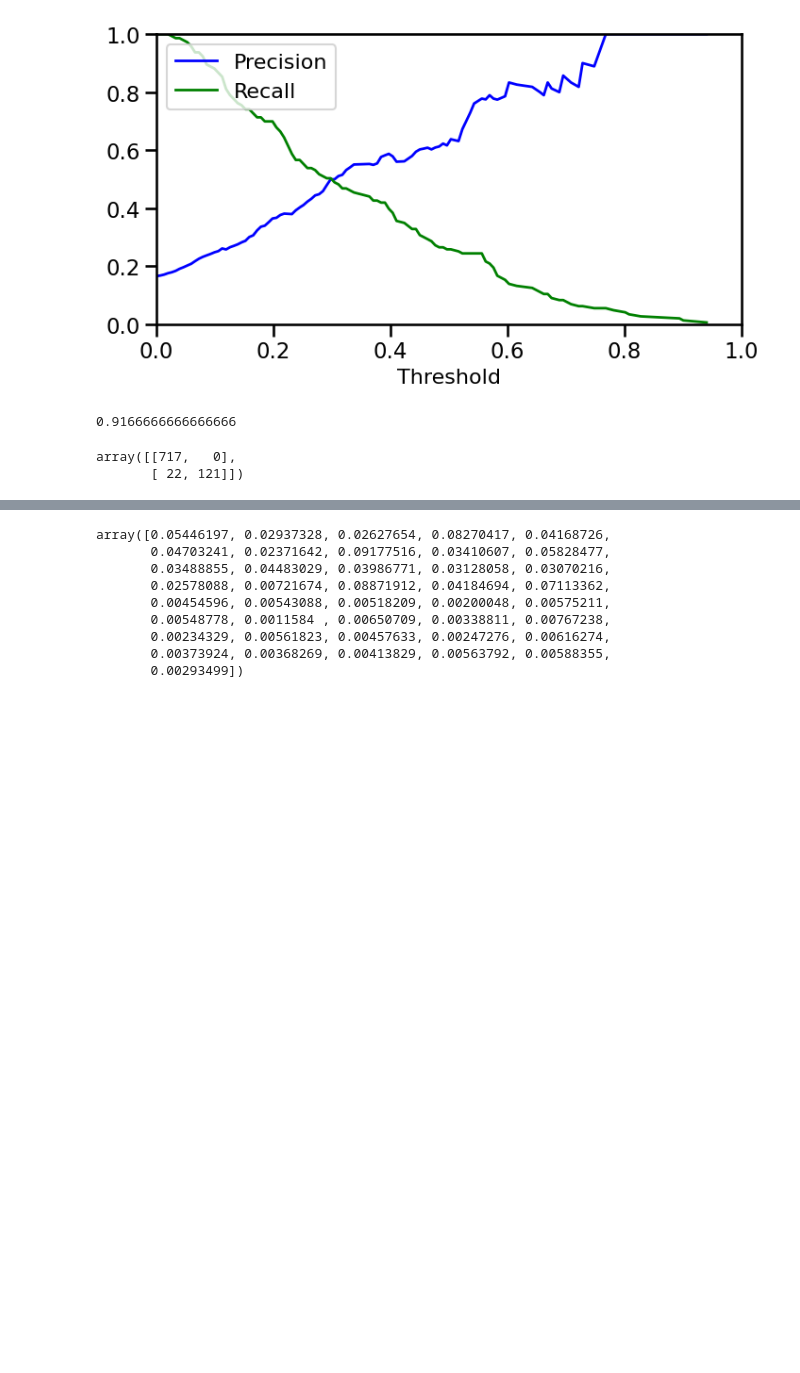
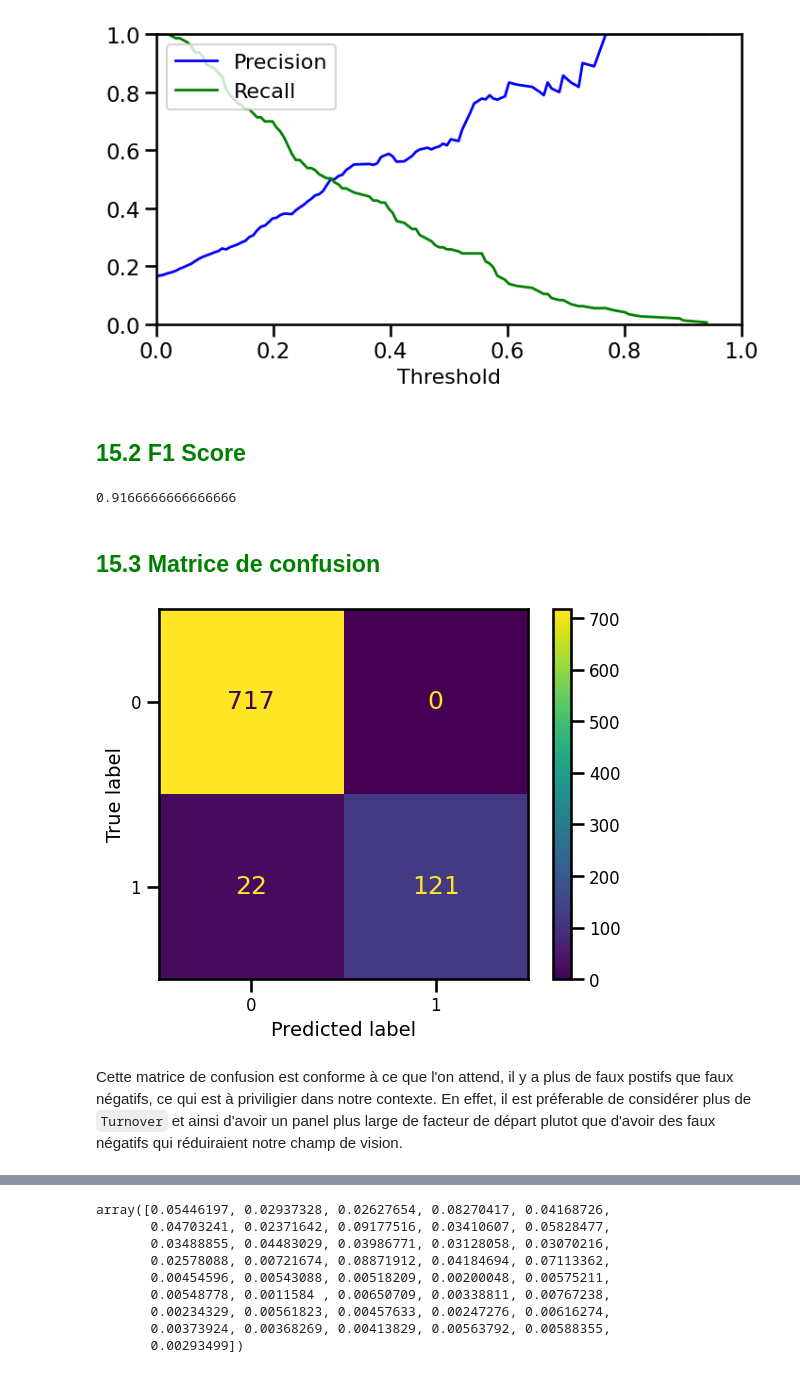
Before and after one commit to OscarPALISSOT/ML_Classifier_CESI_A4, a Jupyter notebook: notebook/Import_data.ipynb, the cells around one changed output, grey strips where cells are left out. Drawn from its saved outputs; the diff is of its cells as text; code cells hidden in the pictures; blank space fills up the shorter version.

```diff
--- a/notebook/Import_data.ipynb
+++ b/notebook/Import_data.ipynb
@@ -851,13 +860,21 @@ plt.show()
 [figure]
 # %%
 y_pred_forest = forest_clf_best.predict(X_test)
+# %% [markdown]
+## <font color='green'>15.2 F1 Score</font>
 # %%
 f1_score(y_test, np.where(y_pred_forest  > 0.5, 1, 0))
 # %% [output]
 0.9166666666666666
+# %% [markdown]
+## <font color='green'>15.3 Matrice de confusion</font>
 # %%
 conf_matrix = confusion_matrix(y_test, np.where(y_pred_forest  > 0.5, 1, 0))
-conf_matrix
+disp = ConfusionMatrixDisplay(confusion_matrix=conf_matrix,display_labels=forest_clf_best.classes_)
+disp.plot()
+plt.show()
 # %% [output]
-array([[717,   0],
-       [ 22, 121]])
+[figure, added]
+# %% [markdown]
+Cette matrice de confusion est conforme à ce que l'on attend, il y a plus de faux postifs que faux négatifs, ce qui est à priviligier dans notre contexte.
+En effet, il est préferable de considérer plus de `Turnover` et ainsi d'avoir un panel plus large de facteur de départ plutot que d'avoir des faux négatifs qui réduiraient notre champ de vision.
```
Also changed, not shown: parts of 11 cells of this notebook.
